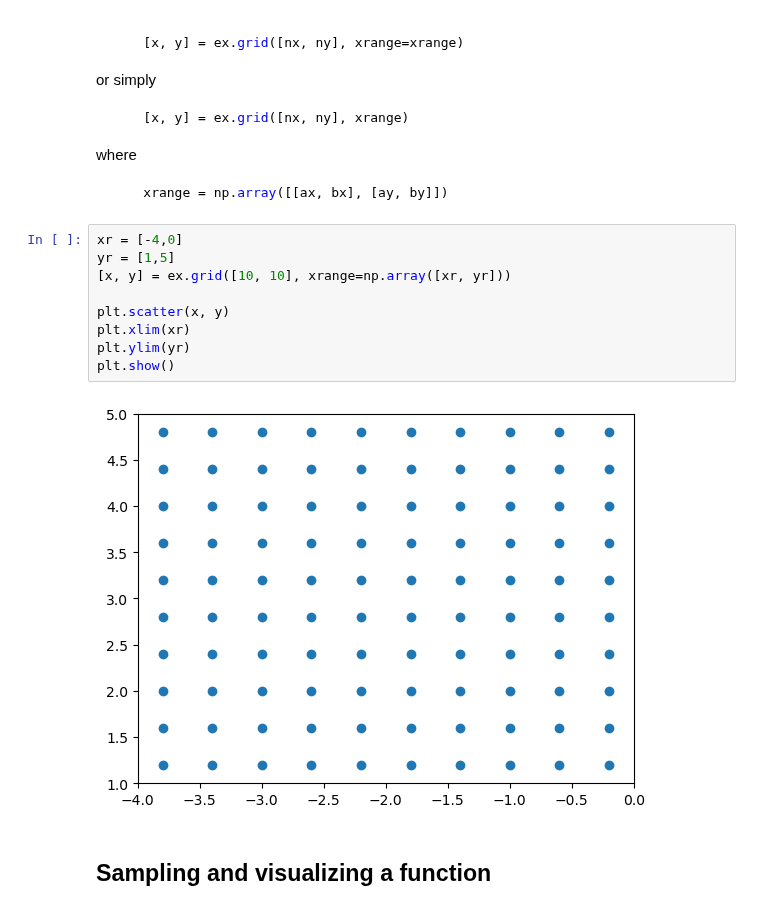
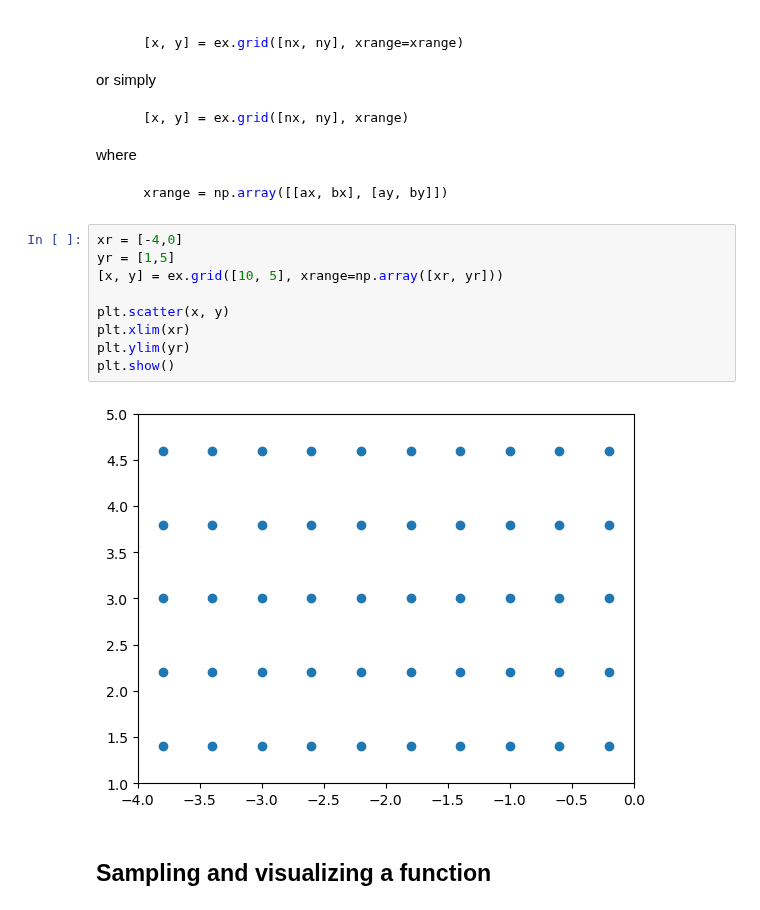
Before and after one commit to brownadder/expsolve, a Jupyter notebook: examples/tutorials/01_tensorgrid/01_grid.ipynb, the cells around one changed output. Cells and saved outputs as stored; diff of their text form.

Commit message:
made grid dimensions non-trivial

```diff
--- a/examples/tutorials/01_tensorgrid/01_grid.ipynb
+++ b/examples/tutorials/01_tensorgrid/01_grid.ipynb
@@ -225,14 +225,14 @@ where
 # %%
 xr = [-4,0]
 yr = [1,5]
-[x, y] = ex.grid([10, 10], xrange=np.array([xr, yr]))
+[x, y] = ex.grid([10, 5], xrange=np.array([xr, yr]))
 
 plt.scatter(x, y)
 plt.xlim(xr)
 plt.ylim(yr)
 plt.show()
 # %% [output]
-[figure, old version]
+[figure, new version]
 # %% [markdown]
 ## Sampling and visualizing a function
 # %% [markdown]
```
